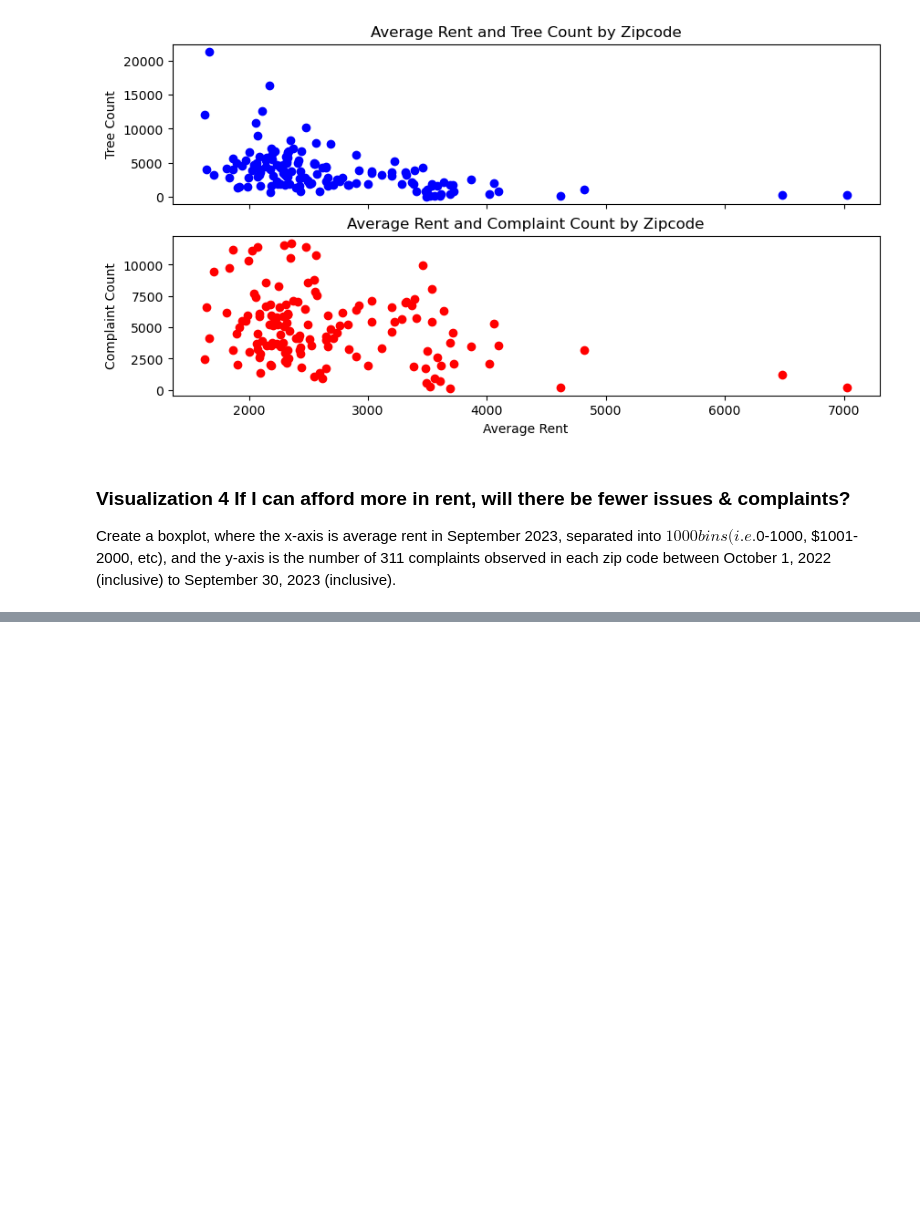
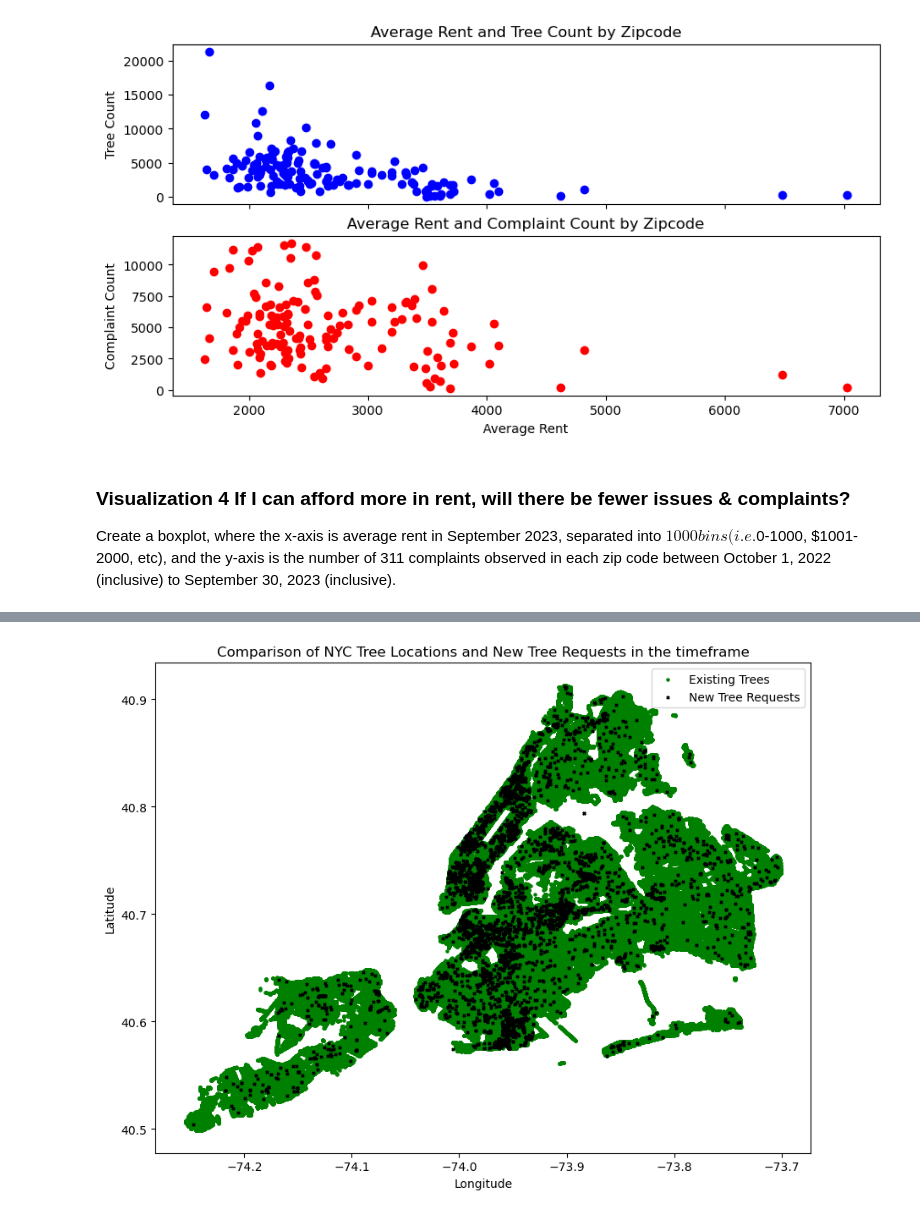
Before and after one commit to MingweiHe1/Group24Project4501, a Jupyter notebook: 4501Project.ipynb, the cells around one changed output, grey strips where cells are left out. Cells and saved outputs as stored; diff of their text form; code cells hidden in the pictures; blank space fills up the shorter version.

```diff
--- a/4501Project.ipynb
+++ b/4501Project.ipynb
@@ -936,0 +1035,46 @@ Create a boxplot, where the x-axis is average rent in September 2023, separated
+# %%
+def plot_visual_6(tree_df, complaint_df):
+    tree_gdf = gpd.GeoDataFrame(tree_df, geometry=gpd.points_from_xy(tree_df.longitude, tree_df.latitude))
+    complaint_gdf = gpd.GeoDataFrame(complaint_df, geometry=gpd.points_from_xy(complaint_df.longitude, complaint_df.latitude))
+
+    fig, ax = plt.subplots(figsize=(10, 10))
+    tree_gdf.plot(ax=ax, marker='o', color='green', markersize=5, label='Existing Trees')
+    complaint_gdf.plot(ax=ax, marker='x', color='black', markersize=5, label='New Tree Requests')
+    plt.title("Comparison of NYC Tree Locations and New Tree Requests in the timeframe")
+    ax.set_xlabel("Longitude")
+    ax.set_ylabel("Latitude")
+    ax.legend()
+    plt.show()
+# %%
+def get_data_for_visual_6():
+
+    querytree = """
+    SELECT
+        tree_id,
+        ST_X(geometry::geometry) AS longitude,
+        ST_Y(geometry::geometry) AS latitude
+    FROM
+        nyc_tree
+    """
+
+    querycomplaint = """
+    SELECT
+        unique_key,
+        ST_X(geometry::geometry) AS longitude,
+        ST_Y(geometry::geometry) AS latitude
+    FROM
+        nyc_311
+    WHERE
+        complaint_type = 'New Tree Request' AND
+        created_date BETWEEN '2018-10-01' AND '2023-09-30'
+    """
+
+    tree_df = pd.read_sql(querytree, engine)
+    complaint_df = pd.read_sql(querycomplaint, engine)
+
+    return tree_df, complaint_df
+# %%
+tree_df, complaint_df = get_data_for_visual_6()
+plot_visual_6(tree_df, complaint_df)
+# %% [output]
+[figure, added]
```
Also changed, not shown: parts of 9 cells of this notebook.
